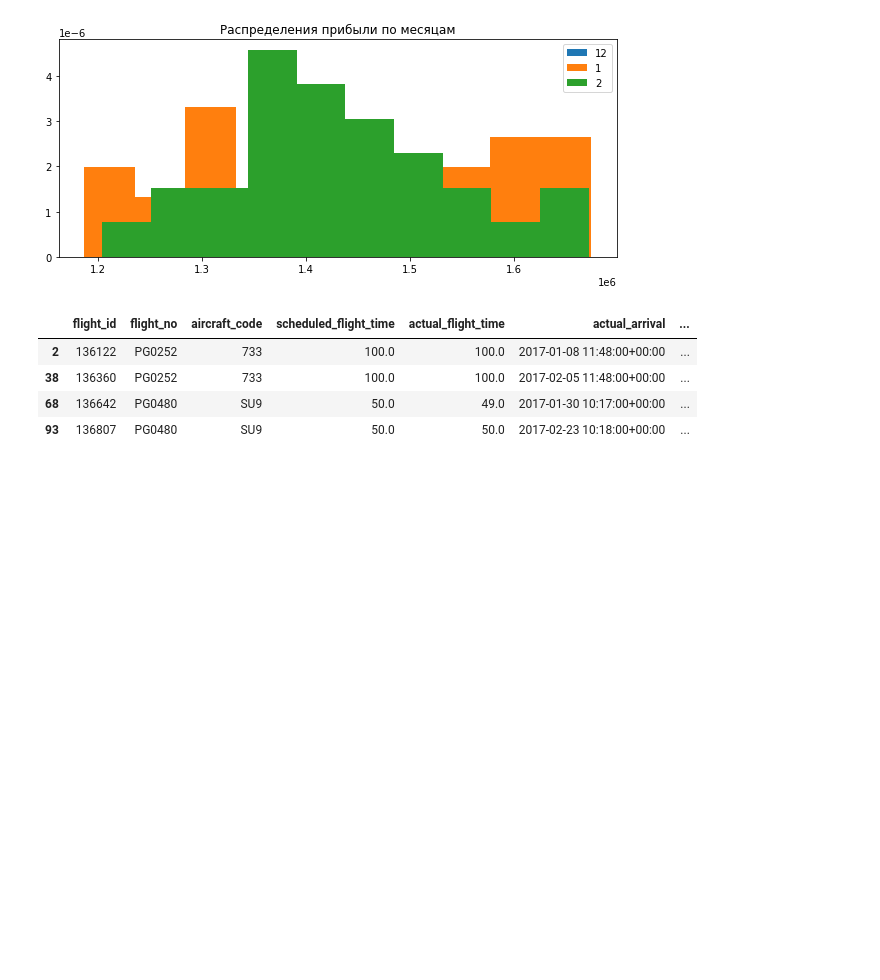
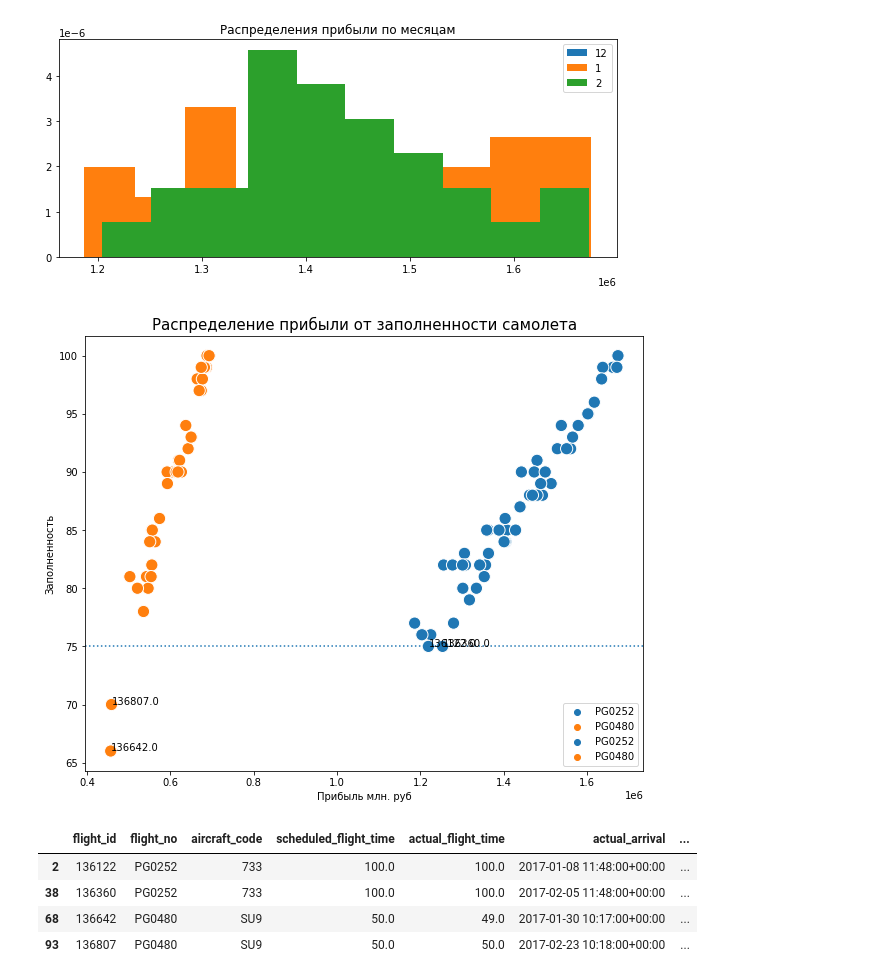
Before and after one commit to g0dzef/ML, a Jupyter notebook: module_4/flights_data.ipynb, the cells around one changed output. Saved outputs shown, nothing was run; the diff lists cells and outputs as text; code cells hidden in the pictures; blank space fills up the shorter version.

```diff
--- a/module_4/flights_data.ipynb
+++ b/module_4/flights_data.ipynb
@@ -76,6 +76,11 @@ def bar(dataframe, column, value, color):
     col = 'Number of tickets per ' + value
     new_df = pd.DataFrame(val_count, columns=[col])
     display(new_df.style.bar(subset=[col], color=color))
+# %%
+def label_point(x, y, val, ax):
+    a = pd.concat({'x': x, 'y': y, 'val': val}, axis=1)
+    for i, point in a.iterrows():
+        ax.text(point['x'], point['y'], str(point['val']))
 # %% [markdown]
 # Обзор данных
 # %%
@@ -338,6 +343,29 @@ for i in (12,1,2):
     ax.set_title('Распределения прибыли по месяцам')
 # %% [output]
 [figure]
+# %%
+df1 = flights_data[flights_data['percent'] > 75]
+df2 = flights_data[flights_data['percent'] <= 75]
+
+fig, ax = plt.subplots(figsize=(10, 8))
+sns.scatterplot(x='profit', y='percent', data=df1,
+                hue='flight_no', s=150)
+sns.scatterplot(x='profit', y='percent', data=df2,
+                hue='flight_no', s=150)
+sns.set_color_codes('pastel')
+plt.axhline(75, linestyle=':')
+ax.legend(loc=4)
+ax.set_title(
+    'Распределение прибыли от заполненности самолета', fontsize=15)
+ax.set_xlabel('Прибыль млн. руб')
+ax.set_ylabel('Заполненность')
+
+label_point(df2.profit,
+            df2.percent,
+            df2.flight_id,
+            plt.gca())
+# %% [output]
+[figure, added]
 # %%
 # Вывод перелетов, где процент заполнения самолета меньше или равен 75%
 data_percent = flights_data[flights_data['percent'] <= 75]
```
Also changed, not shown: parts of 1 cell of this notebook.
